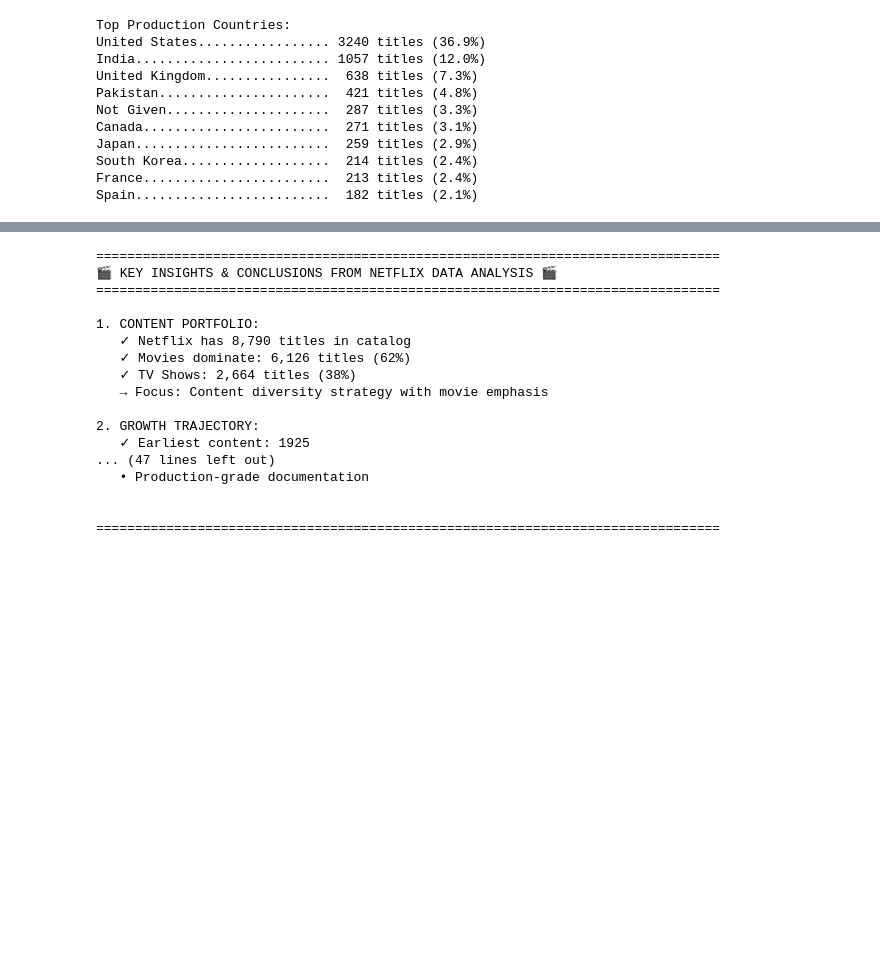
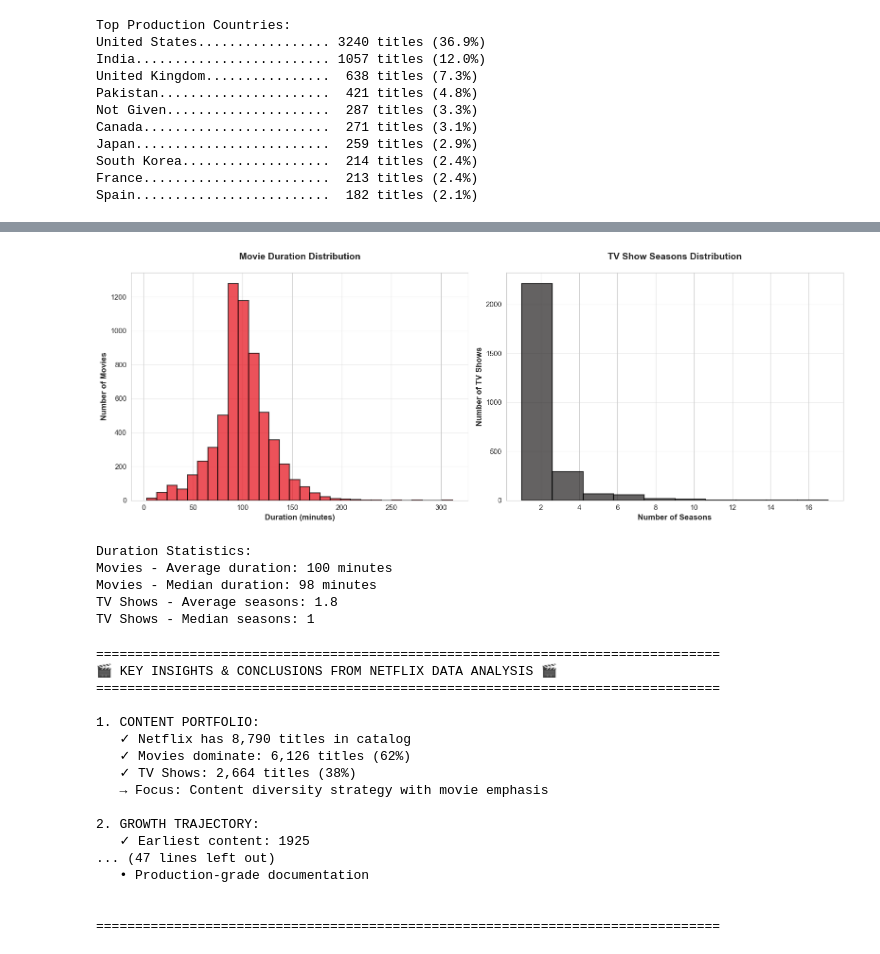
Before and after one commit to Abhinav-TheAnalyst/Netflix-Analysis, a Jupyter notebook: notebooks/EDA.ipynb, the cells around one changed output, grey strips where cells are left out. Saved outputs shown, nothing was run; the diff lists cells and outputs as text; code cells hidden in the pictures; blank space fills up the shorter version.

```diff
--- a/notebooks/EDA.ipynb
+++ b/notebooks/EDA.ipynb
@@ -344,3 +355,39 @@ TV Shows (Seasons):
+# %%
+# Duration Distribution by Content Type
+fig, (ax1, ax2) = plt.subplots(1, 2, figsize=(16, 6))
+
+# Movies duration
+movies_duration = df[df['type'] == 'Movie']['duration_int'].dropna()
+ax1.hist(movies_duration, bins=30, color='#E50914', alpha=0.7, edgecolor='black', linewidth=1.5)
+ax1.set_title('Movie Duration Distribution', fontsize=14, fontweight='bold', pad=20)
+ax1.set_xlabel('Duration (minutes)', fontsize=12, fontweight='bold')
+ax1.set_ylabel('Number of Movies', fontsize=12, fontweight='bold')
+ax1.grid(axis='y', alpha=0.3)
+
+# TV Shows seasons
+tv_duration = df[df['type'] == 'TV Show']['duration_int'].dropna()
+ax2.hist(tv_duration, bins=10, color='#221f1f', alpha=0.7, edgecolor='black', linewidth=1.5)
+ax2.set_title('TV Show Seasons Distribution', fontsize=14, fontweight='bold', pad=20)
+ax2.set_xlabel('Number of Seasons', fontsize=12, fontweight='bold')
+ax2.set_ylabel('Number of TV Shows', fontsize=12, fontweight='bold')
+ax2.grid(axis='y', alpha=0.3)
+
+plt.tight_layout()
+plt.savefig('../assets/fig-duration.png')
+plt.show()
+
+print(f"\nDuration Statistics:")
+print(f"Movies - Average duration: {movies_duration.mean():.0f} minutes")
+print(f"Movies - Median duration: {movies_duration.median():.0f} minutes")
+print(f"TV Shows - Average seasons: {tv_duration.mean():.1f}")
+print(f"TV Shows - Median seasons: {tv_duration.median():.0f}")
+# %% [output]
+[figure, added]
+Duration Statistics:
+Movies - Average duration: 100 minutes
+Movies - Median duration: 98 minutes
+TV Shows - Average seasons: 1.8
+TV Shows - Median seasons: 1
 # %%
 print("=" * 80)
 print("🎬 KEY INSIGHTS & CONCLUSIONS FROM NETFLIX DATA ANALYSIS 🎬")
```
Also changed, not shown: parts of 6 cells of this notebook, 11 other files.
